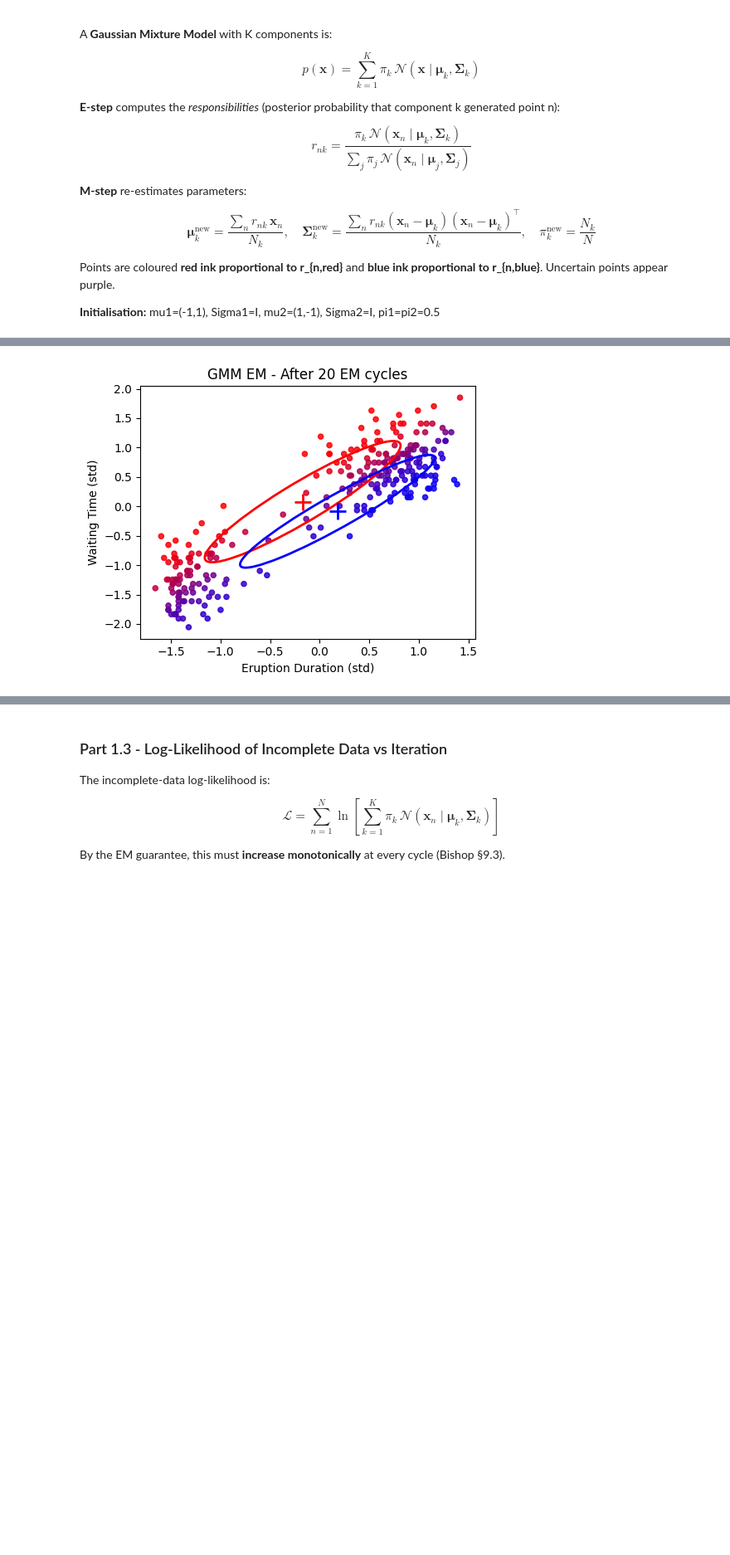
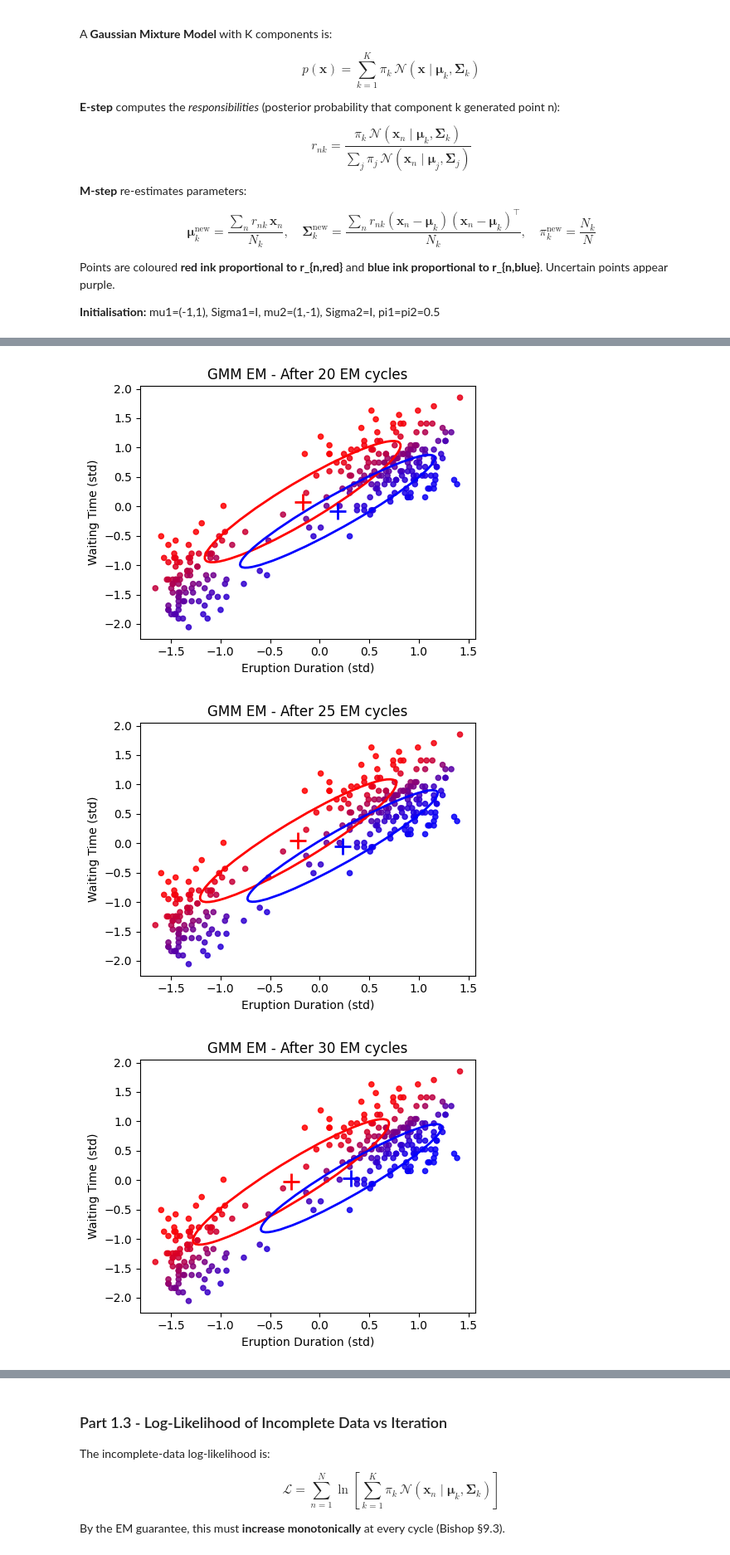
Before and after one commit to Het2518/AML-Lab-2026, a Jupyter notebook: 202511016_lab6.ipynb, the cells around one changed output, grey strips where cells are left out. Shown at 83% size. Saved outputs shown, nothing was run; the diff lists cells and outputs as text; code cells hidden in the pictures; blank space fills up the shorter version.

```diff
--- a/202511016_lab6.ipynb
+++ b/202511016_lab6.ipynb
@@ -156,9 +156,9 @@ S2  = np.eye(D)
 pi1 = 0.5;  pi2 = 0.5
 
 log_likelihoods = []
-plot_at = {0, 2, 5, 10, 15, 20}   # 0 = after first E-step only
+plot_at = {0, 2, 5, 10, 15, 20, 25, 30, 35, 40, 45, 50, 55, 60}   # 0 = after first E-step only
 
-for cycle in range(21):
+for cycle in range(61):
 
     # E-step: compute responsibilities r_{nk}
     p1    = pi1 * mvn_pdf(X, mu1, S1)
@@ -166,31 +166,33 @@ for cycle in range(21):
     denom = p1 + p2 + 1e-300
     r     = np.column_stack([p1 / denom, p2 / denom])   # shape (N, 2)
 
     # Incomplete-data log-likelihood
     ll = np.sum(np.log(denom))
     log_likelihoods.append(ll)
 
     if cycle in plot_at:
         label = 'After 1st E-step (cycle 0)' if cycle == 0 else f'After {cycle} EM cycles'
         em_plot(X, mu1, mu2, S1, S2, r, f'GMM EM - {label}')
 
-    if cycle == 20:
+    if cycle == 60:
         break
 
     # M-step: update means, covariances, mixing coefficients
     N1 = r[:, 0].sum();  N2 = r[:, 1].sum()
 
     mu1 = (r[:, 0:1] * X).sum(axis=0) / N1
     mu2 = (r[:, 1:2] * X).sum(axis=0) / N2
 
     d1 = X - mu1;  S1 = (r[:, 0:1] * d1).T @ d1 / N1
     d2 = X - mu2;  S2 = (r[:, 1:2] * d2).T @ d2 / N2
 
     pi1 = N1 / N;  pi2 = N2 / N
 # %% [output]
 [figure]
 [figure]
 [figure]
 [figure]
 [figure]
 [figure]
+[figure, added]
+[figure, added]
```
Also changed, not shown: parts of 3 cells of this notebook, 1 other file.
